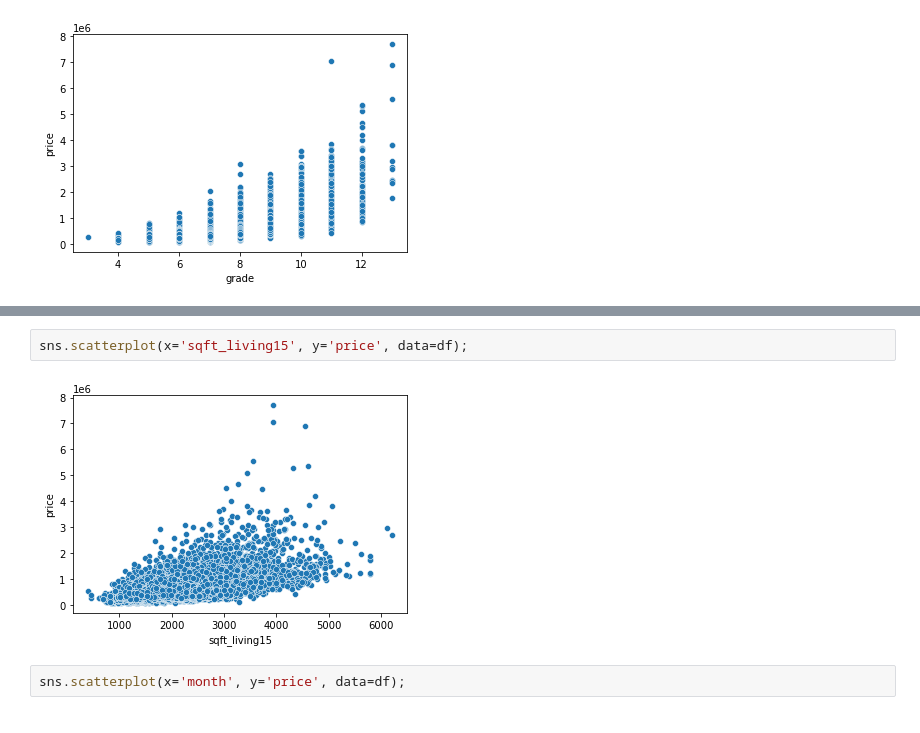
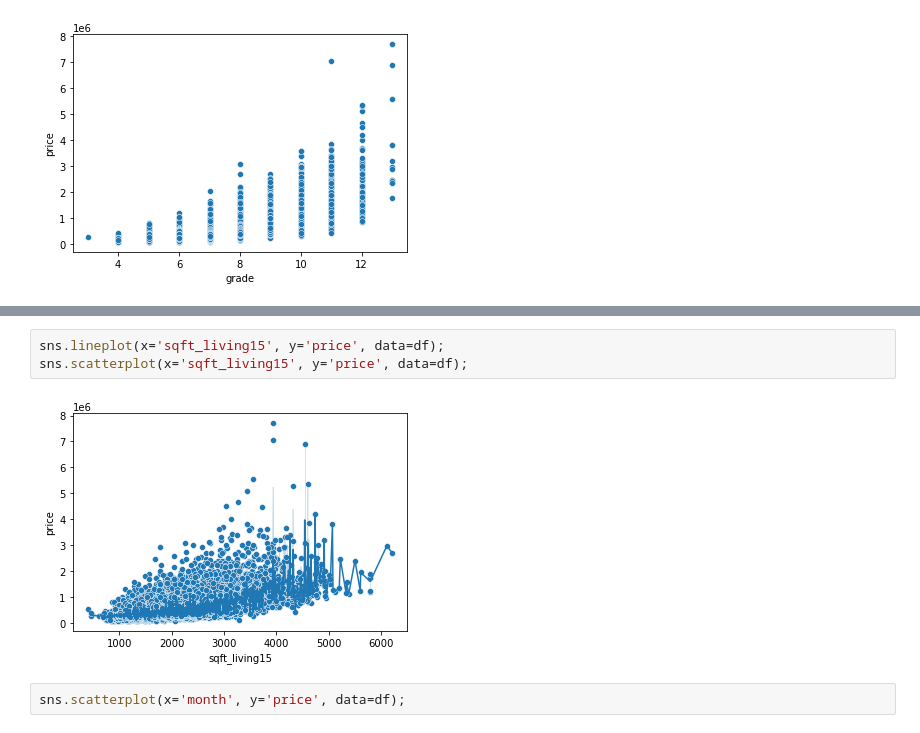
Before and after one commit to Blue723/King_County_House_Sales, a Jupyter notebook: correlations.ipynb, the cells around one changed output, grey strips where cells are left out. Saved outputs shown, nothing was run; the diff lists cells and outputs as text.

```diff
--- a/correlations.ipynb
+++ b/correlations.ipynb
@@ -83,9 +90,10 @@ sns.scatterplot(x='yr_built', y='price', data=df);
 # %% [output]
 [figure]
 # %%
+sns.lineplot(x='sqft_living15', y='price', data=df);
 sns.scatterplot(x='sqft_living15', y='price', data=df);
 # %% [output]
-[figure, old version]
+[figure, new version]
 # %%
 sns.scatterplot(x='month', y='price', data=df);
 # %% [output]
```
Also changed, not shown: parts of 7 cells of this notebook.
